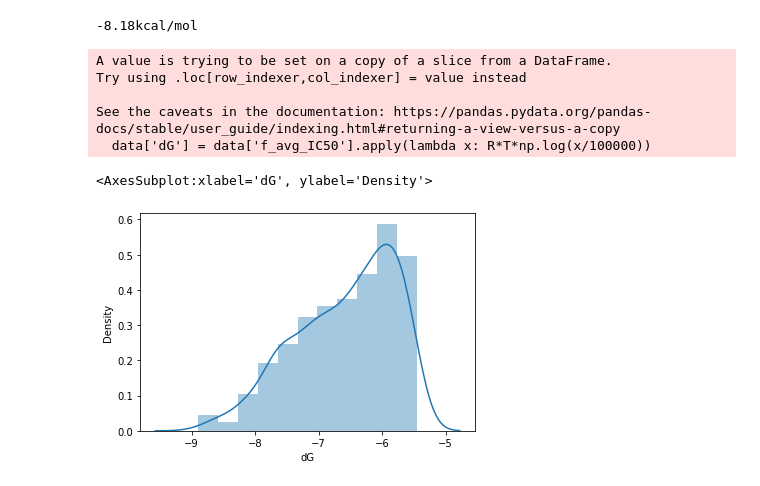
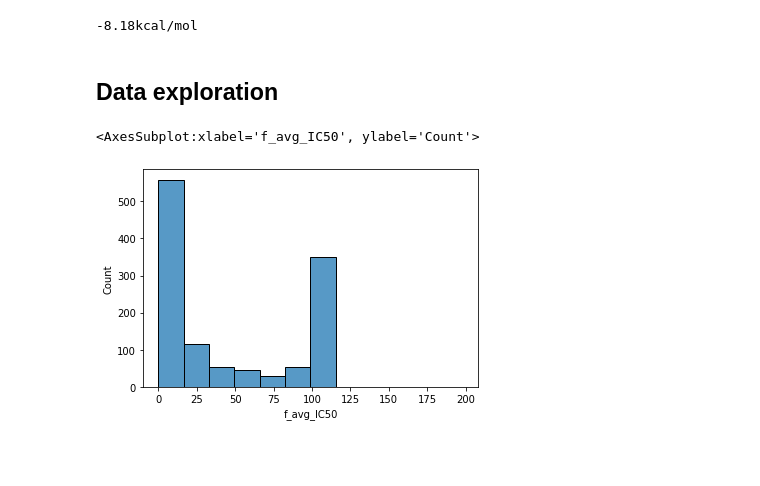
Before and after one commit to diegoenry/MLPlayground, a Jupyter notebook: RF/ML_Regression.ipynb, the cells around one changed output. Saved outputs shown, nothing was run; the diff lists cells and outputs as text; code cells hidden in the pictures; blank space fills up the shorter version.

```diff
--- a/RF/ML_Regression.ipynb
+++ b/RF/ML_Regression.ipynb
@@ -4,7 +9,10 @@ import numpy as np
 import seaborn as sns
 from matplotlib import pyplot as plt
 # %%
+# Step 2 - Read SARS-CoV-2 Main activity data
 activities = pd.read_csv('activity_data.csv')
-data = activities.query('f_avg_IC50 < 10')
+
+# Step 3 - Filter activities.
+data = activities#.query('f_avg_IC50 < 10')
 #data = activities
 # %%
@@ -17,15 +32,13 @@ print(f'{dG:.2f}kcal/mol')
 # %% [output]
 -8.18kcal/mol
 # %%
+# Apply the formula to our DataFrame
 data['dG'] = data['f_avg_IC50'].apply(lambda x: R*T*np.log(x/100000))
-# %% [output]
-A value is trying to be set on a copy of a slice from a DataFrame.
-Try using .loc[row_indexer,col_indexer] = value instead
-
-See the caveats in the documentation: https://pandas.pydata.org/pandas-docs/stable/user_guide/indexing.html#returning-a-view-versus-a-copy
-  data['dG'] = data['f_avg_IC50'].apply(lambda x: R*T*np.log(x/100000))
+# %% [markdown]
+## Data exploration
 # %%
-sns.distplot(data['dG'])
+# As you can see, LOTS of compounds are "inactive".
+sns.histplot(data['f_avg_IC50'])
 # %% [output]
-<AxesSubplot:xlabel='dG', ylabel='Density'>
+<AxesSubplot:xlabel='f_avg_IC50', ylabel='Count'>
-[figure, old version]
+[figure, new version]
```
Also changed, not shown: parts of 21 cells of this notebook, 2 other files.
